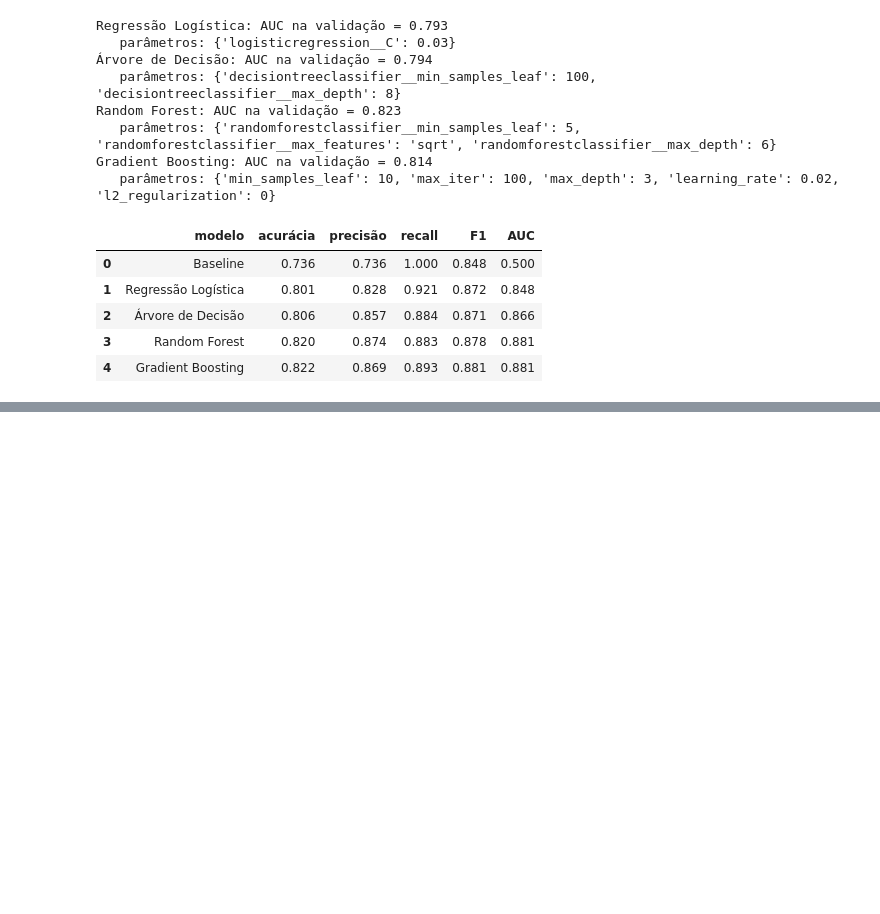
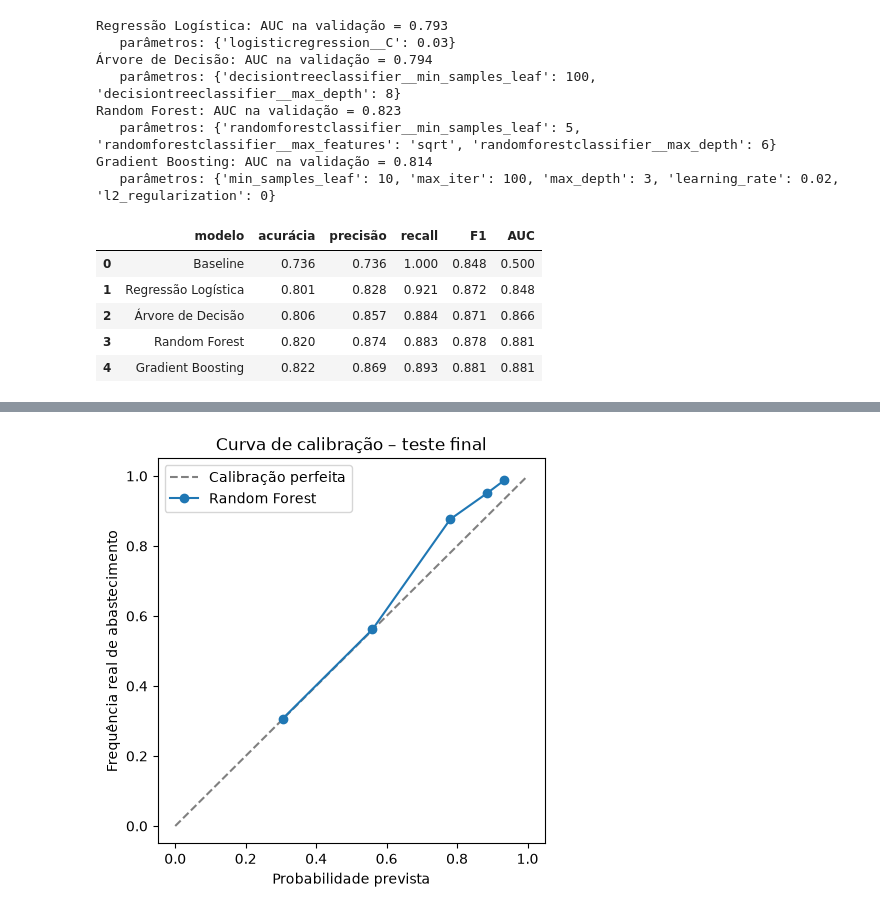
Before and after one commit to DaviPastro/IA-Preditiva, a Jupyter notebook: notebooks/05_calibração_modelos.ipynb, the cells around one changed output, grey strips where cells are left out. Saved outputs shown, nothing was run; the diff lists cells and outputs as text; code cells hidden in the pictures; blank space fills up the shorter version.

Commit message:
testes com setups e paradas longas, entendendo melhor os valores encontrados no setup

```diff
--- a/notebooks/05_calibração_modelos.ipynb
+++ b/notebooks/05_calibração_modelos.ipynb
@@ -100,0 +117,18 @@ final.round(3)
+# %%
+
+# Divide o desenvolvimento: 75% para treinar, 25% (mais recentes) para calibrar
+c2 = int(len(X_dev) * 0.75)
+X_fit, X_cal = X_dev.iloc[:c2], X_dev.iloc[c2:]
+y_fit, y_cal = y_dev.iloc[:c2], y_dev.iloc[c2:]
+
+linhas = []
+for nome in ["Regressão Logística", "Random Forest", "Gradient Boosting"]:
+    modelo = clone(melhores[nome]).fit(X_fit, y_fit)
+    p_cru = modelo.predict_proba(X_test)[:, 1]
+    for metodo in ["sigmoid", "isotonic"]:
+        cal = CalibratedClassifierCV(FrozenEstimator(modelo), method=metodo).fit(X_cal, y_cal)
+        p_cal = cal.predict_proba(X_test)[:, 1]
+        linhas.append({"modelo": nome, "método": metodo,
+                       "Brier_antes": brier_score_loss(y_test, p_cru),
+                       "Brier_depois": brier_score_loss(y_test, p_cal)}) ## brier score é o erro médio entre a
+pd.DataFrame(linhas).round(4)                                               #probabilidade prevista e o que aconteceu: quanto menor, melhor.
@@ -100,0 +143,18 @@ final.round(3)
+# %%
+#representando a calibração em um gráfico para o modelo Random Forest
+
+modelo = clone(melhores["Random Forest"]).fit(X_fit, y_fit)
+prob = modelo.predict_proba(X_test)[:, 1]
+real, previsto = calibration_curve(y_test, prob, n_bins=5, strategy="quantile")
+
+plt.figure(figsize=(5, 5))
+plt.plot([0, 1], [0, 1], "--", color="gray", label="Calibração perfeita")
+plt.plot(previsto, real, "o-", label="Random Forest")
+plt.xlabel("Probabilidade prevista")
+plt.ylabel("Frequência real de abastecimento")
+plt.title("Curva de calibração – teste final")
+plt.legend()
+plt.savefig("../reports/figures/calibracao_rf_abastecimento.png", dpi=200, bbox_inches="tight")
+plt.show()
+# %% [output]
+[figure, added]
```
Also changed, not shown: parts of 3 cells of this notebook, 1 other file.
